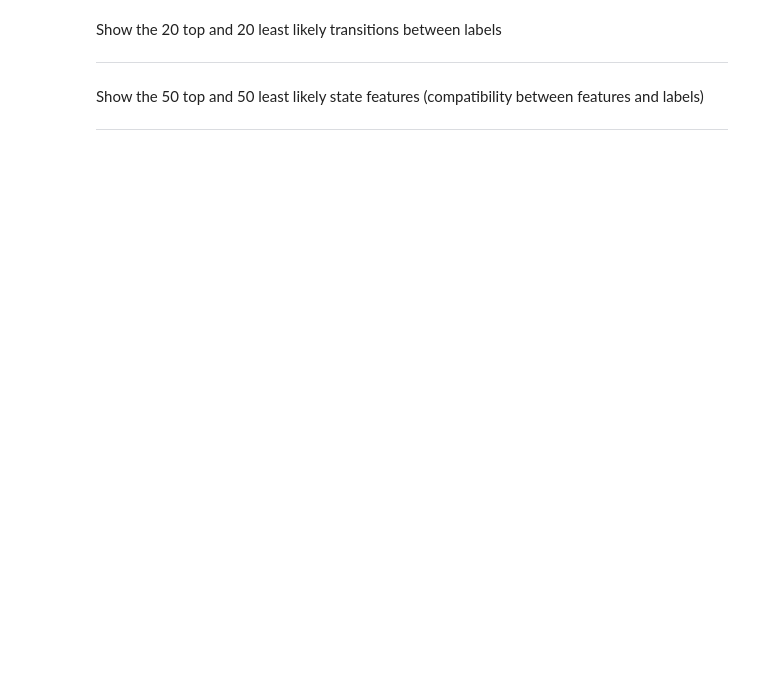
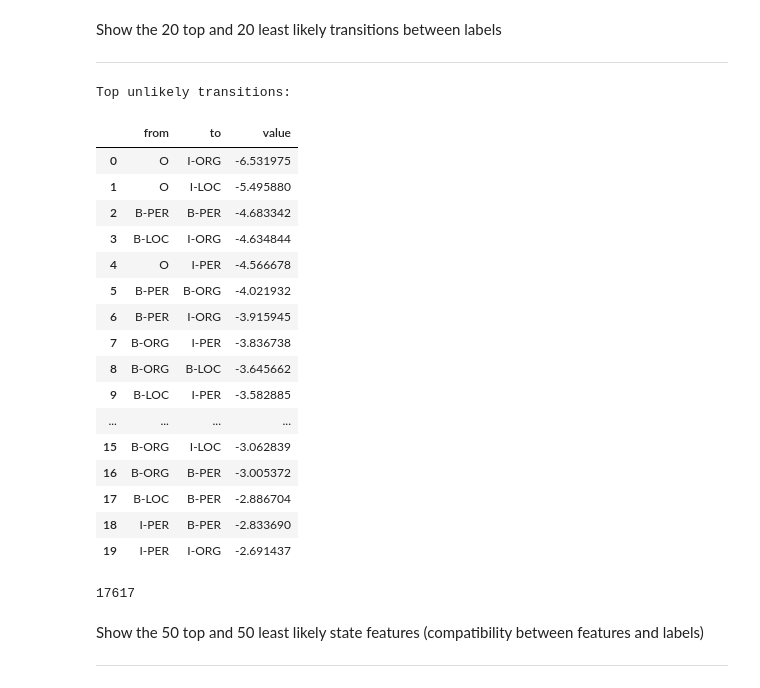
Before and after one commit to martineghiazaryan/dsai-uca, a Jupyter notebook: ML Algorithms/Week 6 - CRFs/NER_CRF_assignment.ipynb, the cells around one changed output. Drawn from its saved outputs; the diff is of its cells as text; code cells hidden in the pictures; blank space fills up the shorter version.

```diff
--- a/ML Algorithms/Week 6 - CRFs/NER_CRF_assignment.ipynb
+++ b/ML Algorithms/Week 6 - CRFs/NER_CRF_assignment.ipynb
@@ -47,6 +62,6 @@ def _generate_examples(filepath):
                     sent.append((token, pos_tag, ner_tag))
 # %%
 %%time
-train_sents = list(_generate_examples('/home/taki/dt_df/CRF/train.txt'))
-test_sents = list(_generate_examples('/home/taki/dt_df/CRF/test.txt'))
+train_sents = list(_generate_examples('/content/train.txt'))
+test_sents = list(_generate_examples('/content/test.txt'))
 # %% [output]
@@ -67,6 +86,6 @@ stop_words = set(stopwords.words('english'))
 Here is a list of names, and we would like to include it as a feature
 # %%
 names = set()
-with open('/home/taki/dt_df/CRF/names.txt') as f:
+with open('/content/names.txt') as f:
     for l in f:
         names.add(l[:-1].lower())
@@ -129,3 +224,10 @@ def sent2labels(sent):
 # %% [markdown]
 Construct the features for the training and test test
 _________________________
+# %%
+%%time
+X_train = [sent2features(s) for s in train_sents]
+y_train = [sent2labels(s) for s in train_sents]
+
+X_test = [sent2features(s) for s in test_sents]
+y_test = [sent2labels(s) for s in test_sents]
@@ -132,3 +237,15 @@ _________________________
 # %% [markdown]
 Train your CRF
 ______________________________
+# %%
+%%time
+#search for sklearn_crfsuite.CRF,
+# use the lbfgs algorithm,
+# c parameters should be 0.1 and max iterations 100,
+# all possible transactions true
+try:
+    crf = sklearn_crfsuite.CRF(algorithm="lbfgs", c1=0.1, c2=0.1, max_iterations=100, all_possible_transitions=True,)
+    # fit the model
+    crf.fit(X_train, y_train)
+except AttributeError as e:
+    print("Error", e)
@@ -138,3 +342,44 @@ ______________________
 # %% [markdown]
 Show the 20 top and 20 least likely transitions between labels
 _________________
+# %%
+# top 20 unlikely transitions
+print("\nTop unlikely transitions:")
+(
+    pd.DataFrame(crf.transition_features_, index=["value"])
+    .transpose()
+    .reset_index()
+    .rename(
+        columns={
+            "level_0": "from",
+            "level_1": "to",
+        },
+    )
+    .sort_values(by="value")
+    .reset_index(drop=True)
+    .head(20)
+)
+# %% [output]
+Top unlikely transitions:
+|  | from | to | value |
+| 0 | O | I-ORG | -6.531975 |
+| 1 | O | I-LOC | -5.495880 |
+| 2 | B-PER | B-PER | -4.683342 |
+| 3 | B-LOC | I-ORG | -4.634844 |
+| 4 | O | I-PER | -4.566678 |
+| 5 | B-PER | B-ORG | -4.021932 |
+| 6 | B-PER | I-ORG | -3.915945 |
+| 7 | B-ORG | I-PER | -3.836738 |
+| 8 | B-ORG | B-LOC | -3.645662 |
+| 9 | B-LOC | I-PER | -3.582885 |
+| ... | ... | ... | ... |
+| 15 | B-ORG | I-LOC | -3.062839 |
+| 16 | B-ORG | B-PER | -3.005372 |
+| 17 | B-LOC | B-PER | -2.886704 |
+| 18 | I-PER | B-PER | -2.833690 |
+| 19 | I-PER | I-ORG | -2.691437 |
+# %%
+# number of transition features in our model
+len(crf.state_features_)
+# %% [output]
+17617
```
Also changed, not shown: parts of 22 cells of this notebook, 1 other file.
